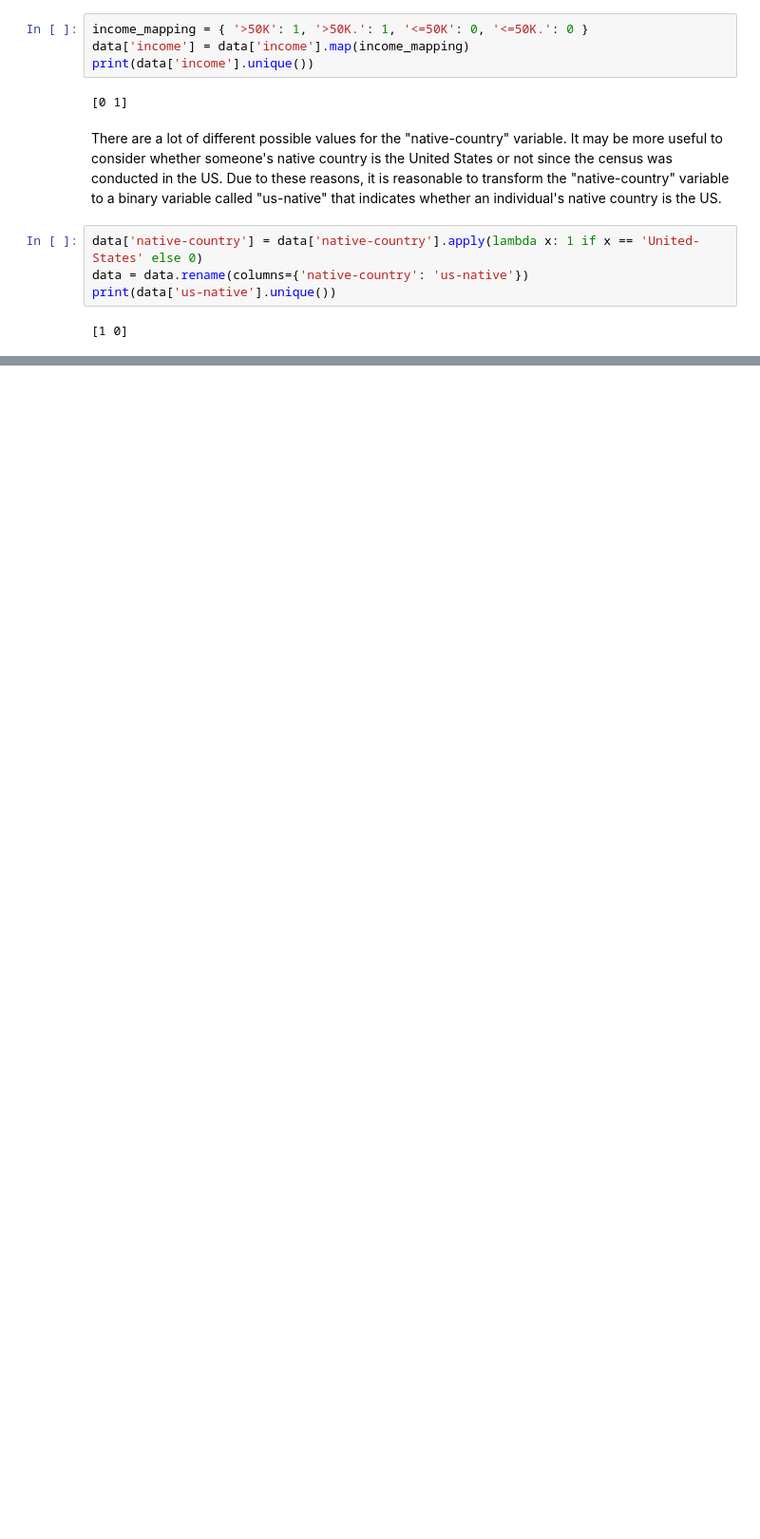
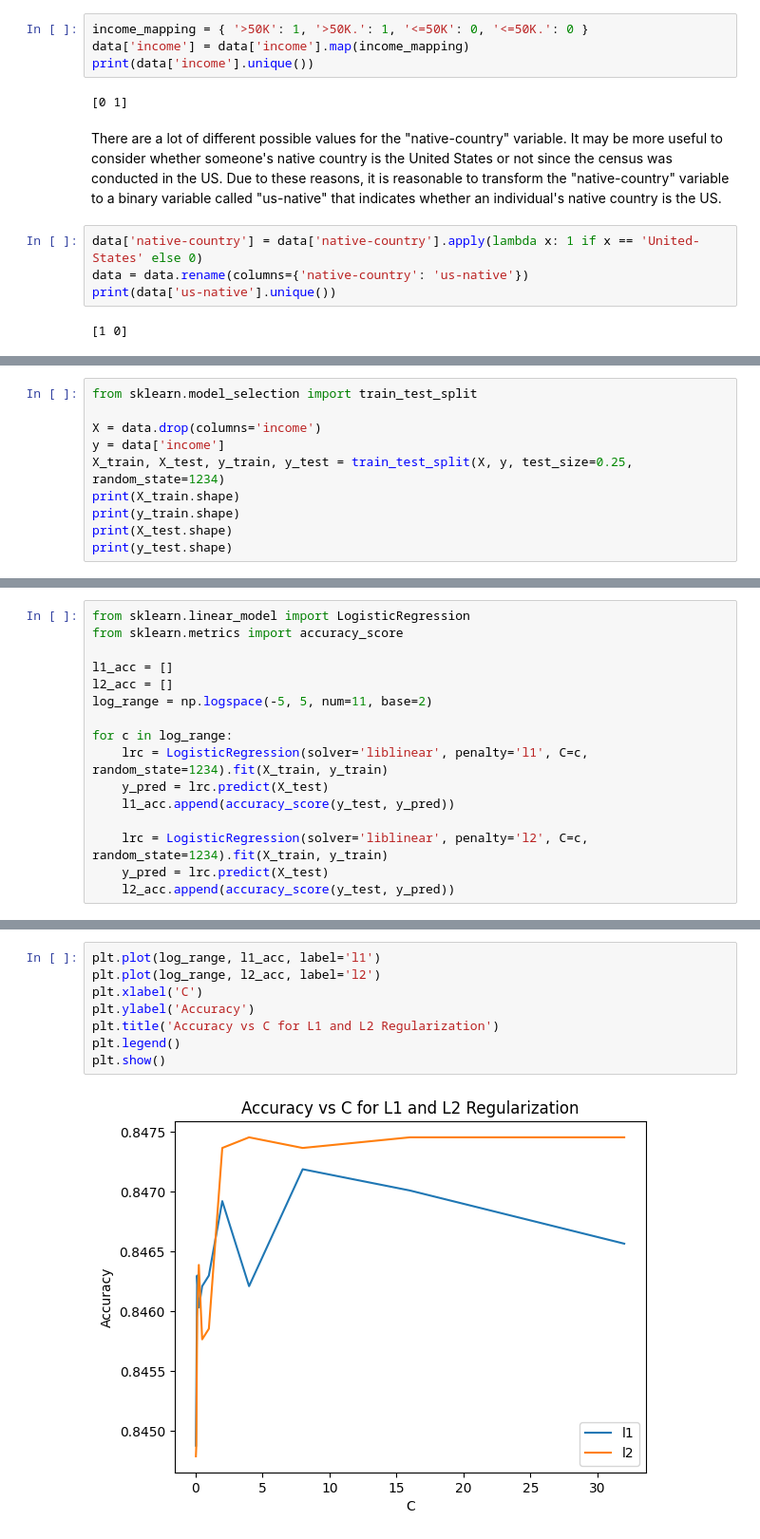
Before and after one commit to niranjsasikumar/Income-Analysis, a Jupyter notebook: income_analysis.ipynb, the cells around one changed output, grey strips where cells are left out. Shown at 95% size. Saved outputs shown, nothing was run; the diff lists cells and outputs as text; blank space fills up the shorter version.

Commit message:
Add model fitting and results

```diff
--- a/income_analysis.ipynb
+++ b/income_analysis.ipynb
@@ -245,0 +306,10 @@ To conclude, from the exploratory data analysis, outliers were found for the "ca
+# %%
+from sklearn.model_selection import train_test_split
+
+X = data.drop(columns='income')
+y = data['income']
+X_train, X_test, y_train, y_test = train_test_split(X, y, test_size=0.25, random_state=1234)
+print(X_train.shape)
+print(y_train.shape)
+print(X_test.shape)
+print(y_test.shape)
@@ -245,0 +325,16 @@ To conclude, from the exploratory data analysis, outliers were found for the "ca
+# %%
+from sklearn.linear_model import LogisticRegression
+from sklearn.metrics import accuracy_score
+
+l1_acc = []
+l2_acc = []
+log_range = np.logspace(-5, 5, num=11, base=2)
+
+for c in log_range:
+    lrc = LogisticRegression(solver='liblinear', penalty='l1', C=c, random_state=1234).fit(X_train, y_train)
+    y_pred = lrc.predict(X_test)
+    l1_acc.append(accuracy_score(y_test, y_pred))
+
+    lrc = LogisticRegression(solver='liblinear', penalty='l2', C=c, random_state=1234).fit(X_train, y_train)
+    y_pred = lrc.predict(X_test)
+    l2_acc.append(accuracy_score(y_test, y_pred))
@@ -245,0 +438,10 @@ To conclude, from the exploratory data analysis, outliers were found for the "ca
+# %%
+plt.plot(log_range, l1_acc, label='l1')
+plt.plot(log_range, l2_acc, label='l2')
+plt.xlabel('C')
+plt.ylabel('Accuracy')
+plt.title('Accuracy vs C for L1 and L2 Regularization')
+plt.legend()
+plt.show()
+# %% [output]
+[figure, added]
```
Also changed, not shown: parts of 65 cells of this notebook, 2 other files.
